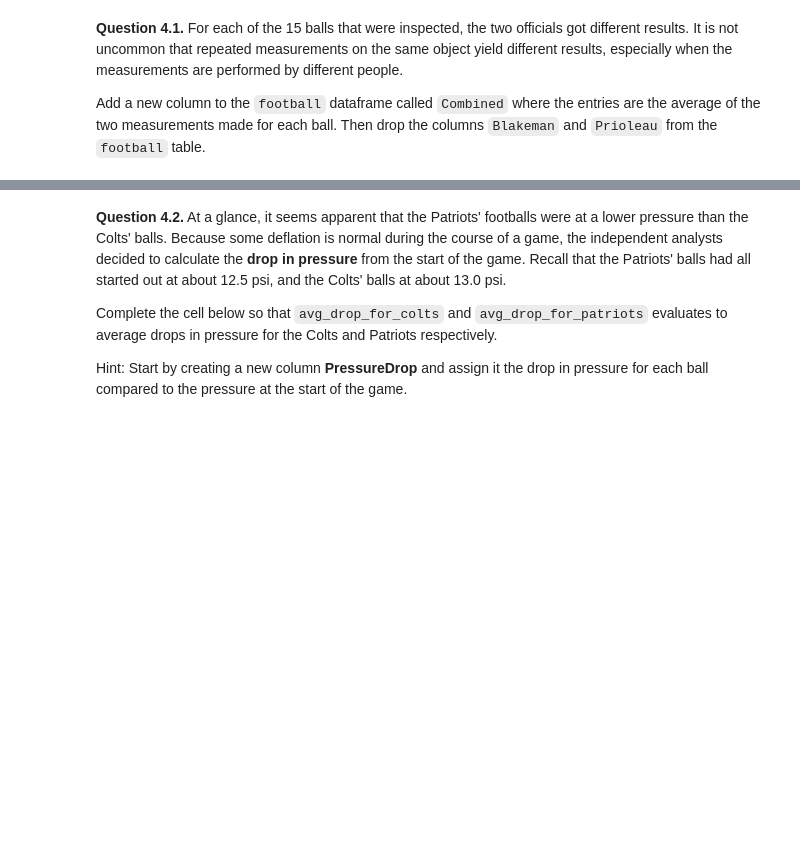
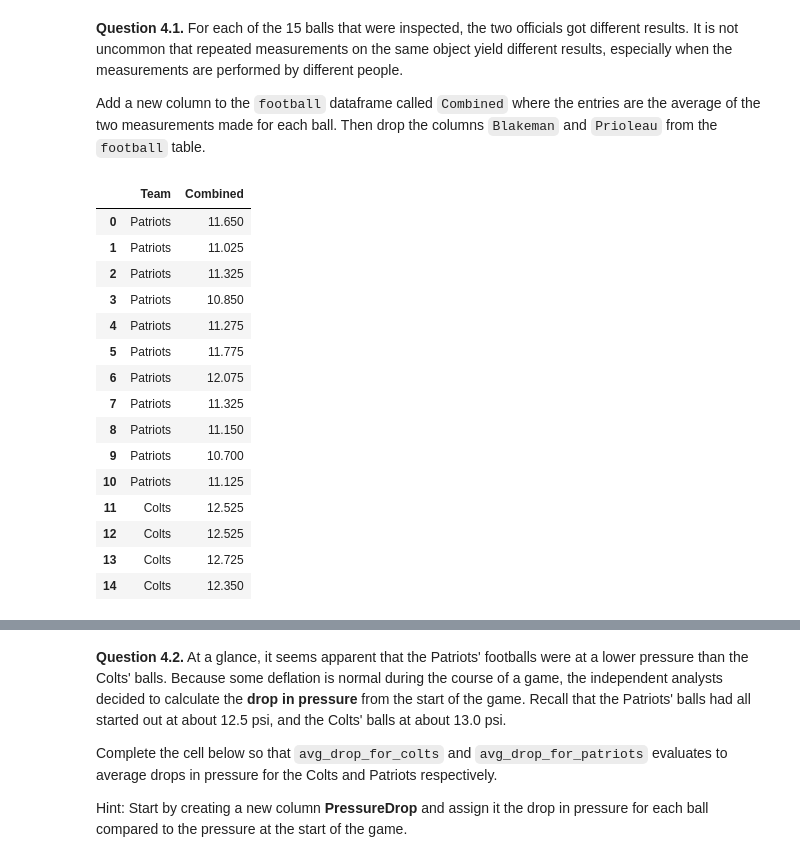
Before and after one commit to abo3abd-y/Data-Science, a Jupyter notebook: Data Science/HW/hw08/hw08.ipynb, the cells around one changed output, grey strips where cells are left out. Cells and saved outputs as stored; diff of their text form; code cells hidden in the pictures; blank space fills up the shorter version.

```diff
--- a/Data Science/HW/hw08/hw08.ipynb
+++ b/Data Science/HW/hw08/hw08.ipynb
@@ -368,9 +400,27 @@ football
 
 Add a new column to the  `football` dataframe called `Combined` where the entries are the average of the two measurements made for each ball.   Then drop the columns `Blakeman` and `Prioleau` from the `football` table.
 # %%
-...
+football = football.assign(Combined = (football["Blakeman"] + football["Prioleau"]) / 2)
+football = football.drop(columns=['Blakeman', 'Prioleau'])
 # your code above this line
 
 football
+# %% [output]
+|  | Team | Combined |
+| 0 | Patriots | 11.650 |
+| 1 | Patriots | 11.025 |
+| 2 | Patriots | 11.325 |
+| 3 | Patriots | 10.850 |
+| 4 | Patriots | 11.275 |
+| 5 | Patriots | 11.775 |
+| 6 | Patriots | 12.075 |
+| 7 | Patriots | 11.325 |
+| 8 | Patriots | 11.150 |
+| 9 | Patriots | 10.700 |
+| 10 | Patriots | 11.125 |
+| 11 | Colts | 12.525 |
+| 12 | Colts | 12.525 |
+| 13 | Colts | 12.725 |
+| 14 | Colts | 12.350 |
 # %%
 grader.check("q4_1")
```
Also changed, not shown: parts of 22 cells of this notebook, 13 other files.
